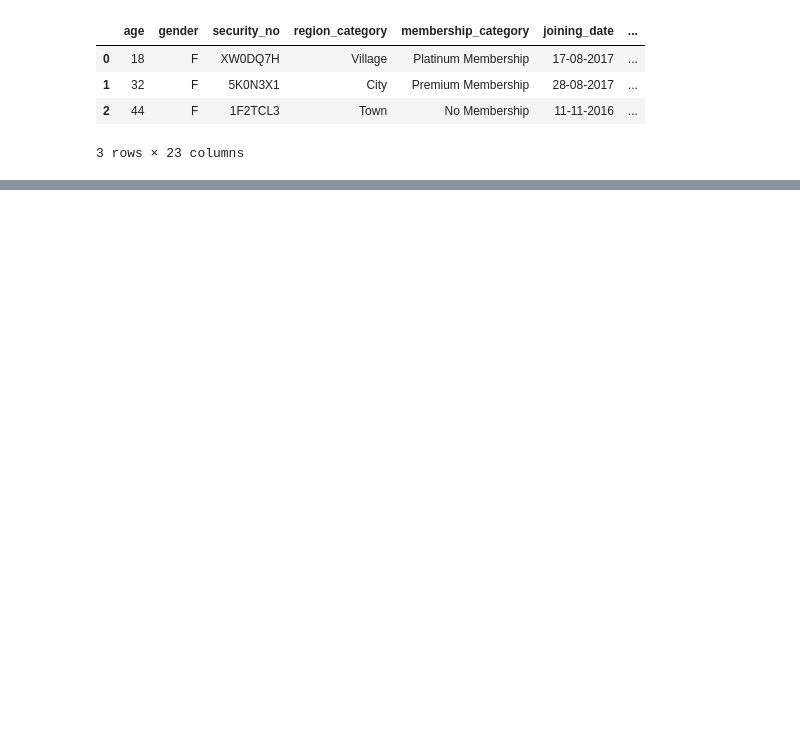
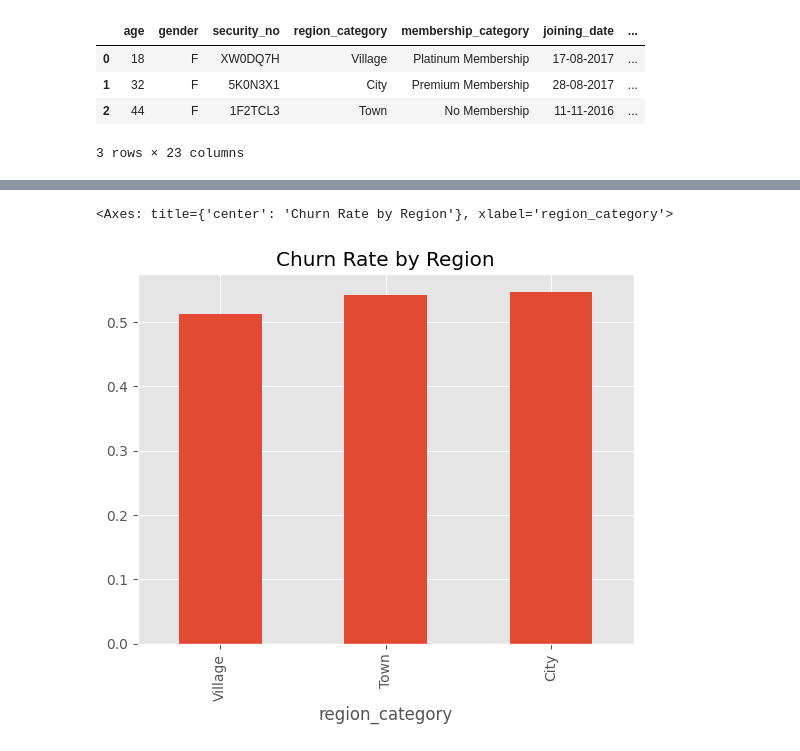
Before and after one commit to AshutoshsinghIndore/customer-churn-model, a Jupyter notebook: Notebook/Notebook.ipynb, the cells around one changed output, grey strips where cells are left out. Saved outputs shown, nothing was run; the diff lists cells and outputs as text; code cells hidden in the pictures; blank space fills up the shorter version.

```diff
--- a/Notebook/Notebook.ipynb
+++ b/Notebook/Notebook.ipynb
@@ -32,0 +108,6 @@ def list_feature_values(df):
+# %%
+churn_rate_by_region = df.groupby('region_category')['churn_risk_score'].mean().sort_values()
+churn_rate_by_region.plot(kind='bar', title='Churn Rate by Region')
+# %% [output]
+<Axes: title={'center': 'Churn Rate by Region'}, xlabel='region_category'>
+[figure, added]
```
Also changed, not shown: parts of 8 cells of this notebook.
